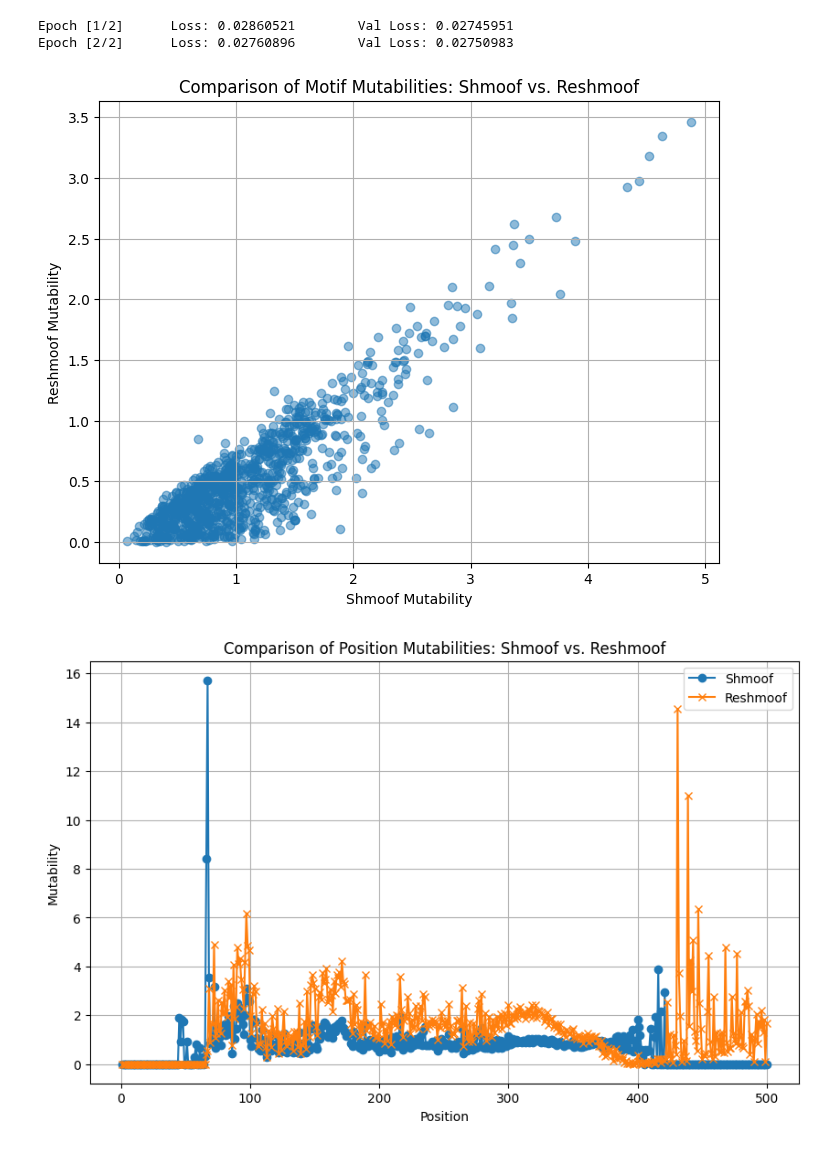
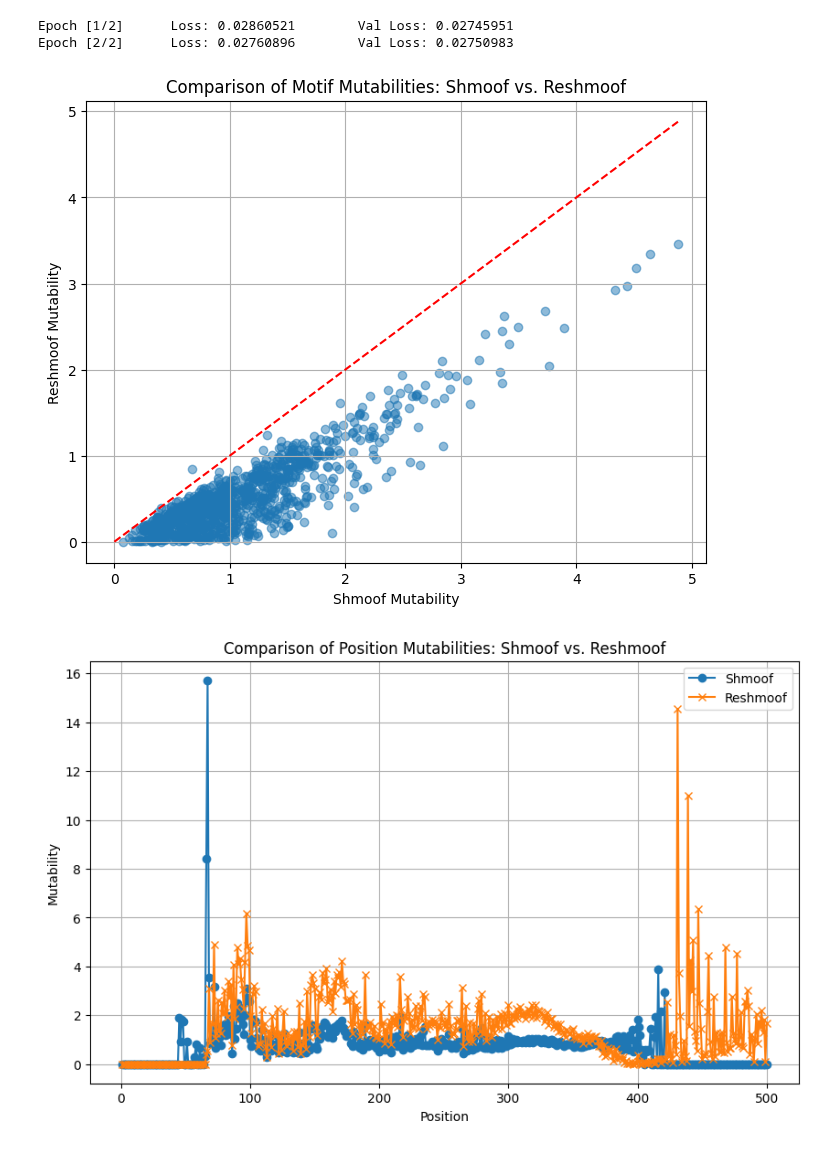
Before and after one commit to matsengrp/netam, a Jupyter notebook: notebooks/reshmoof.ipynb, the cells around one changed output. Saved outputs shown, nothing was run; the diff lists cells and outputs as text; code cells hidden in the pictures.

Commit message:
y=x line

```diff
--- a/notebooks/reshmoof.ipynb
+++ b/notebooks/reshmoof.ipynb
@@ -18,24 +18,32 @@ Epoch [2/2]      Loss: 0.02760896        Val Loss: 0.02750983
 # %%
 import pandas as pd
 import matplotlib.pyplot as plt
 
 # Load motif mutabilities
 shmoof_motifs = pd.read_csv('_ignore/original_shmoof/mutabilities_context.tsv', sep='\t')
 reshmoof_motifs = pd.read_csv('_ignore/reshmoof/motif_mutabilities.tsv', sep='\t')
 
 # Merge dataframes
 merged_motifs = pd.merge(shmoof_motifs, reshmoof_motifs, on='Motif', suffixes=('_shmoof', '_reshmoof'))
 
 # Scatter plot
 plt.figure(figsize=(8, 6))
 plt.scatter(merged_motifs['Mutability_shmoof'], merged_motifs['Mutability_reshmoof'], alpha=0.5)
+
+# Determine bounds for y=x line
+min_bound = min(merged_motifs['Mutability_shmoof'].min(), merged_motifs['Mutability_reshmoof'].min())
+max_bound = max(merged_motifs['Mutability_shmoof'].max(), merged_motifs['Mutability_reshmoof'].max())
+
+# Add y=x line
+plt.plot([min_bound, max_bound], [min_bound, max_bound], 'r--')
+
 plt.xlabel('Shmoof Mutability')
 plt.ylabel('Reshmoof Mutability')
 plt.title('Comparison of Motif Mutabilities: Shmoof vs. Reshmoof')
 plt.grid(True)
 plt.show()
 # %% [output]
-[figure, old version]
+[figure, new version]
 # %%
 # Load position mutabilities
 shmoof_positions = pd.read_csv('_ignore/original_shmoof/mutabilities_position.tsv', sep='\t')
```
